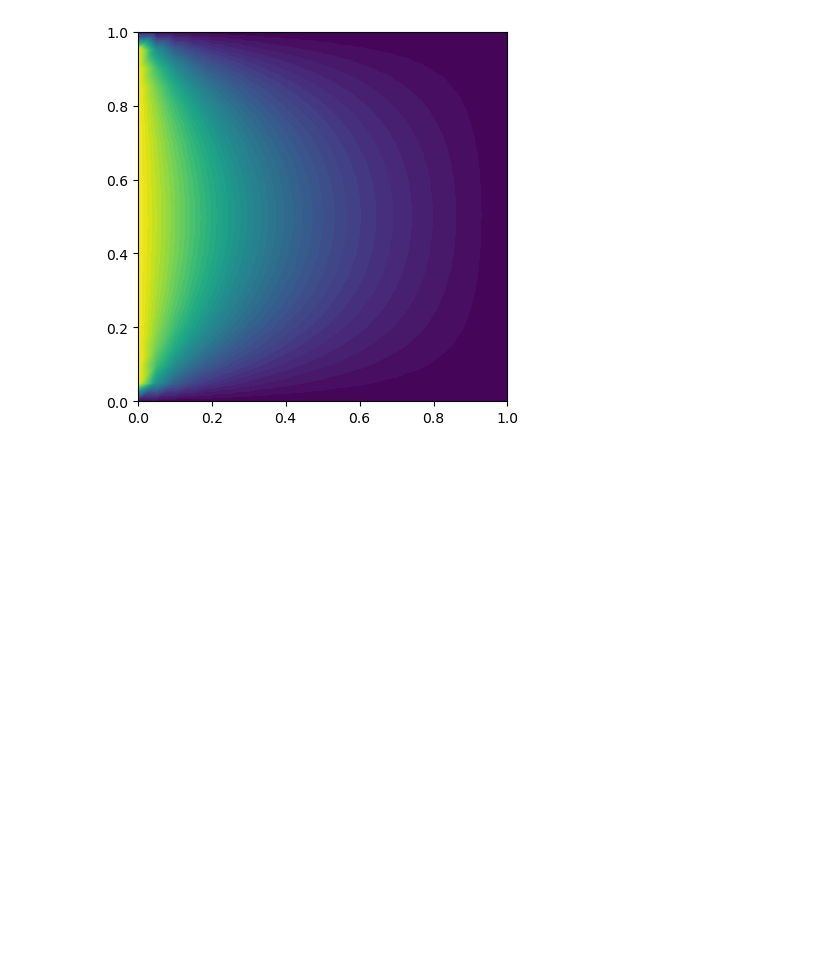
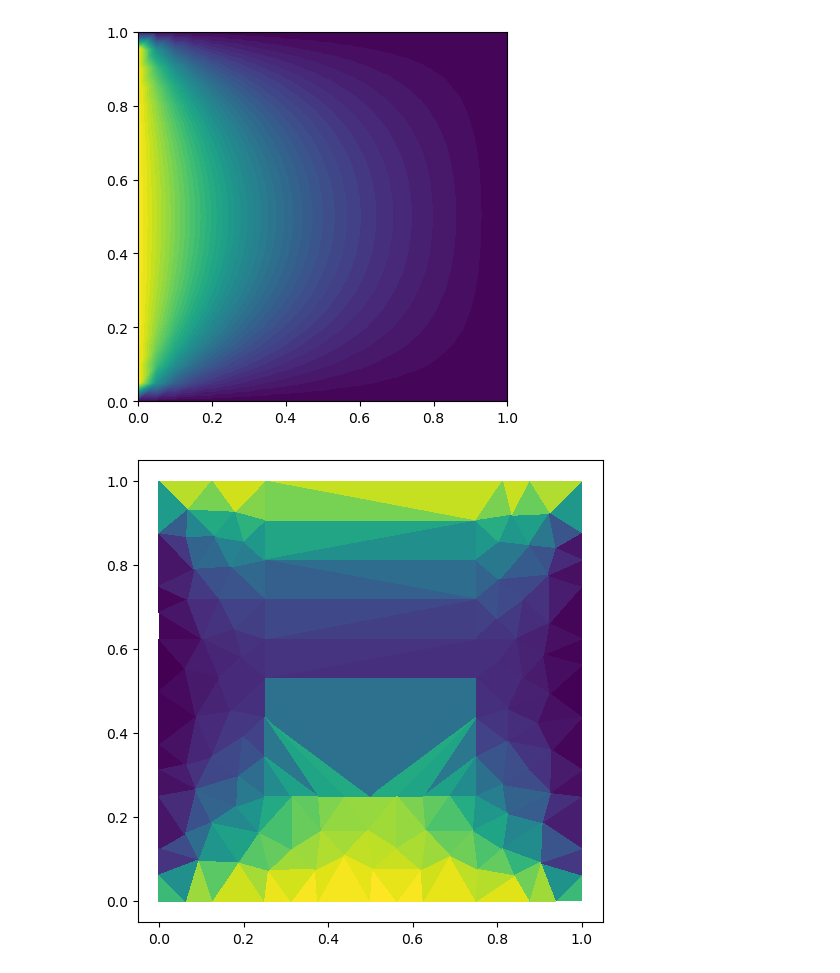
Before and after one commit to stephen-huan/10708-project, a Jupyter notebook: anthony.ipynb, the cells around one changed output. Cells and saved outputs as stored; diff of their text form; code cells hidden in the pictures; blank space fills up the shorter version.

Commit message:
plotting

```diff
--- a/anthony.ipynb
+++ b/anthony.ipynb
@@ -341,3 +341,42 @@ plt.show()
 # %% [output]
 Number of DoFs: 441, mesh vertices: 441, size of unodalVals: (441,)
 [figure]
+# %%
+import matplotlib.pyplot as plt
+from matplotlib import tri as mtri
+
+def plot_mesh_1(u, coords):
+    # try 1, matplotlib makes unnecesary triangles
+    x = coords[:, 0]
+    y = coords[:, 1]
+
+    fig, ax = plt.subplots(1, 1, figsize=(6, 6))
+    triang = mtri.Triangulation(x, y)
+    tpc = ax.tripcolor(triang, u, cmap='viridis')
+
+def plot_mesh_2(u, coords, eps=0.2):
+    # try 2, delete triangles larger than eps
+    x = coords[:, 0]
+    y = coords[:, 1]
+
+    triang = mtri.Triangulation(x, y)
+
+    # plot only triangles with sidelength smaller some max_radius
+    triangles = triang.triangles
+
+    # Mask off unwanted triangles.
+    xtri = x[triangles] - np.roll(x[triangles], 1, axis=1)
+    ytri = y[triangles] - np.roll(y[triangles], 1, axis=1)
+    maxi = np.max(np.sqrt(xtri**2 + ytri**2), axis=1)
+    triang.set_mask(maxi > eps)
+
+    refiner = mtri.UniformTriRefiner(triang)
+    tri_refi, z_test_refi = refiner.refine_field(u, subdiv=1)
+
+    plt.figure()
+    plt.gca().set_aspect('equal')
+    plt.tricontourf(tri_refi, z_test_refi, levels=10)
+# %%
+plot_mesh_1(u_np, coord_map)
+# %% [output]
+[figure, added]
```
Also changed, not shown: parts of 1 cell of this notebook.
